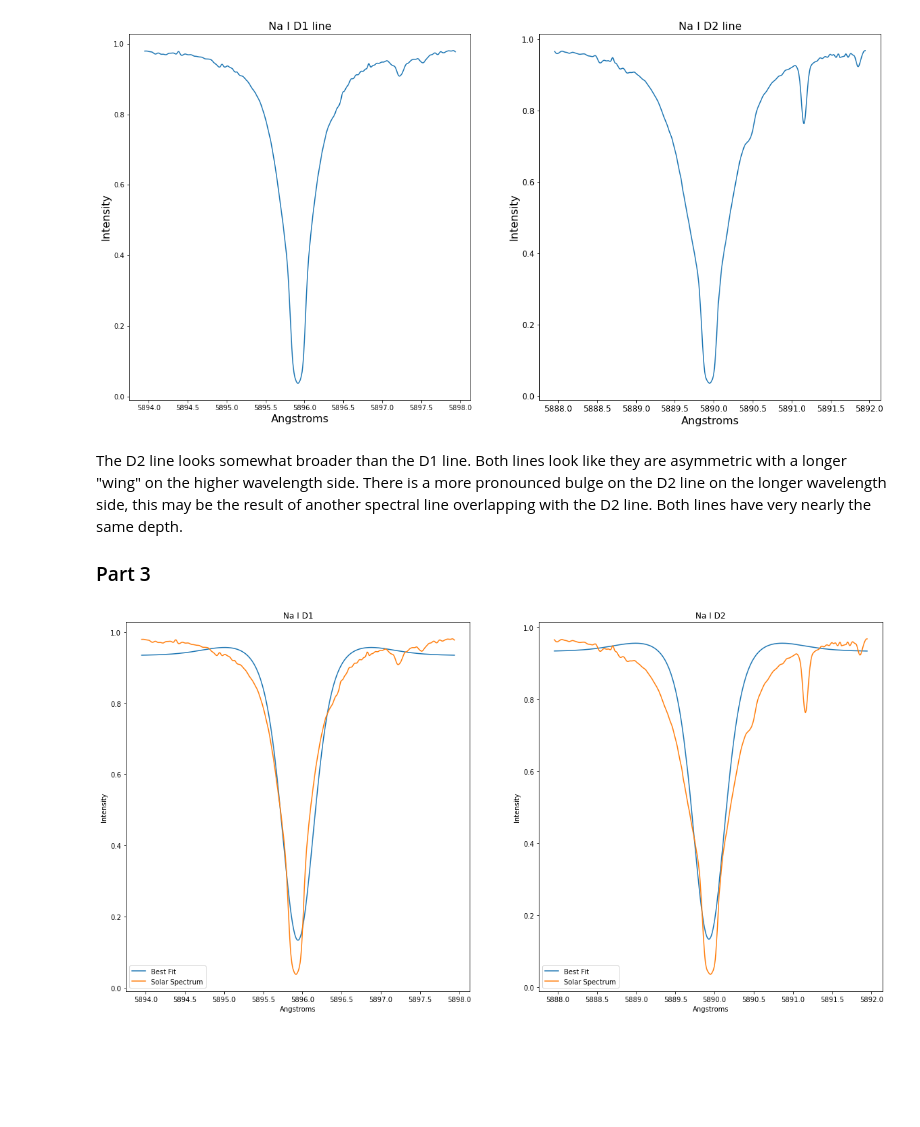
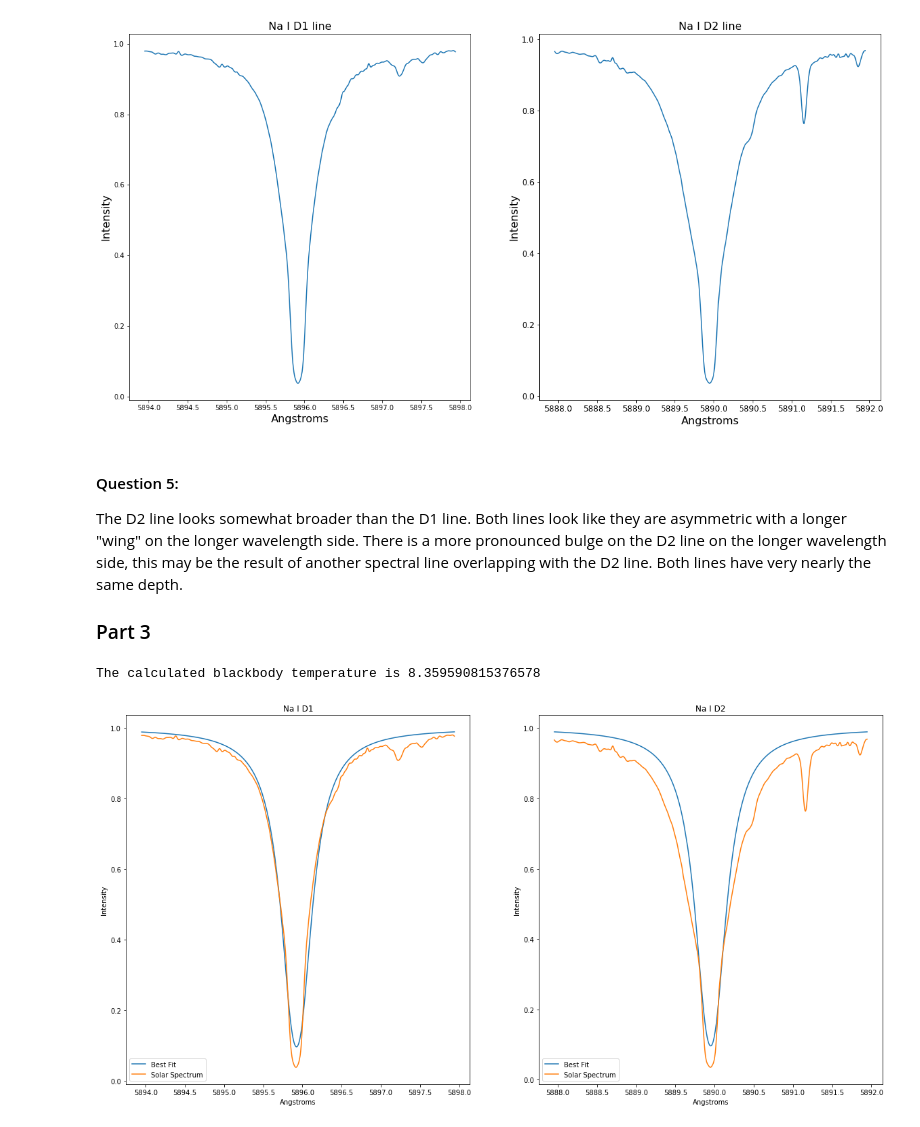
Before and after one commit to cmerrill11/astr-421, a Jupyter notebook: HW3.ipynb, the cells around one changed output. Cells and saved outputs as stored; diff of their text form; code cells hidden in the pictures; blank space fills up the shorter version.

```diff
--- a/HW3.ipynb
+++ b/HW3.ipynb
@@ -102,7 +102,7 @@ Text(0.5, 1.0, 'Solor Spectrum near Na I D lines')
 #### Question 4:
 # %%
 # Identify the wavelengths with intensity below some threshold
-idx_true = data[:, 1] < 0.95
+idx_true = data[:, 1] < 0.90
 
 fig, ax = plt.subplots(1,1, figsize = (15, 10))
 plt.tick_params(labelsize = 16)
@@ -165,7 +159,9 @@ ax[1].set_title('Na I D2 line', fontsize = 16)
 Text(0.5, 1.0, 'Na I D2 line')
 [figure]
 # %% [markdown]
-The D2 line looks somewhat broader than the D1 line. Both lines look like they are asymmetric with a longer "wing" on the higher wavelength side. There is a more pronounced bulge on the D2 line on the longer wavelength side, this may be the result of another spectral line overlapping with the D2 line. Both lines have very nearly the same depth.
+#### Question 5:
+
+The D2 line looks somewhat broader than the D1 line. Both lines look like they are asymmetric with a longer "wing" on the longer wavelength side. There is a more pronounced bulge on the D2 line on the longer wavelength side, this may be the result of another spectral line overlapping with the D2 line. Both lines have very nearly the same depth.
 
 ### Part 3
 # %%
@@ -179,7 +175,7 @@ import scipy.optimize
 # And both intial intensity and that ion the medium are given
 # By the planck function
 
-def norm_intensity(lam, alpha, gamma, T1):
+def norm_intensity(lam, line, alpha, gamma, T1):
     """
     Function to wrap the voigt profile and the blackbody profile
     up and return the normalized intenstity from the one layer model
@@ -189,40 +185,42 @@ def norm_intensity(lam, alpha, gamma, T1):
     lam: float
         wavelength (in cm) of light
     alpha & gamma: floats
         paramters of the voigt profile
     T1: float
         Temperature in Kelvin of the source blackbody
 
     Returns:
     --------
     float:
         Normalized intensity
     """
     tsurface = 5770 # Surface temperature which remains constant
-    tau = V(lam - np.mean(lam), alpha, gamma)
-    io = lf.planck(lam * 1e-8, T1) # Convert Angstroms to centimeters
-    bLam = lf.planck(lam * 1e-8, tsurface)
-    return lf.one_layer_I(io, tau, bLam) / bLam
+    tau = V(lam - line, alpha, gamma)
+    io = lf.planck(lam * 1e-8, tsurface) # Convert Angstroms to centimeters
+    bLam = lf.planck(lam * 1e-8, T1)
+    return lf.one_layer_I(io, tau, bLam) / io
 
 # Now use curve fit to give values for all the parameters:
 params = scipy.optimize.curve_fit(norm_intensity, # The function whose parameters it fits
                                   wavelength[subset[0]], # The wavelengths we want to fit over
                                   intensity[subset[0]], # The intensities we want a best fit for
-                                 bounds = ([-1.1, -1.1, 4000.],
-                                           [1, 1, 6000.])) # Don't use symmetric bounds
+                                 bounds = ([5890, 0, 0, 0], [6000, 1, 1, 10000])
+                                 ) # Don't use symmetric bounds
 
 # Plot the best fit for the Na I D1 line
 fig, ax = plt.subplots(1, 2, figsize = (20, 10))
-lines = ('Na I D1', 'Na I D2')
+names, lines = ['Na I D1', 'Na I D2'], [5895.924, 5889.950]
 
 for a in range(2):
     ax[a].plot(wavelength[subset[a]],
-             norm_intensity(wavelength[subset[a]], params[0][0], params[0][1], params[0][2]),
+             norm_intensity(wavelength[subset[a]], lines[a], params[0][1], params[0][2], params[0][3]),
               label = "Best Fit")
     ax[a].plot(wavelength[subset[a]], intensity[subset[a]], label = "Solar Spectrum")
     ax[a].legend()
-    ax[a].set_title(lines[a], fontsize = 12)
+    ax[a].set_title(names[a], fontsize = 12)
     ax[a].set_xlabel('Angstroms', fontsize = 10)
     ax[a].set_ylabel('Intensity', fontsize = 10)
+print(f'The calculated blackbody temperature is {params[0][3]}')
 # %% [output]
+The calculated blackbody temperature is 8.359590815376578
-[figure, old version]
+[figure, new version]
```
Also changed, not shown: parts of 8 cells of this notebook.
